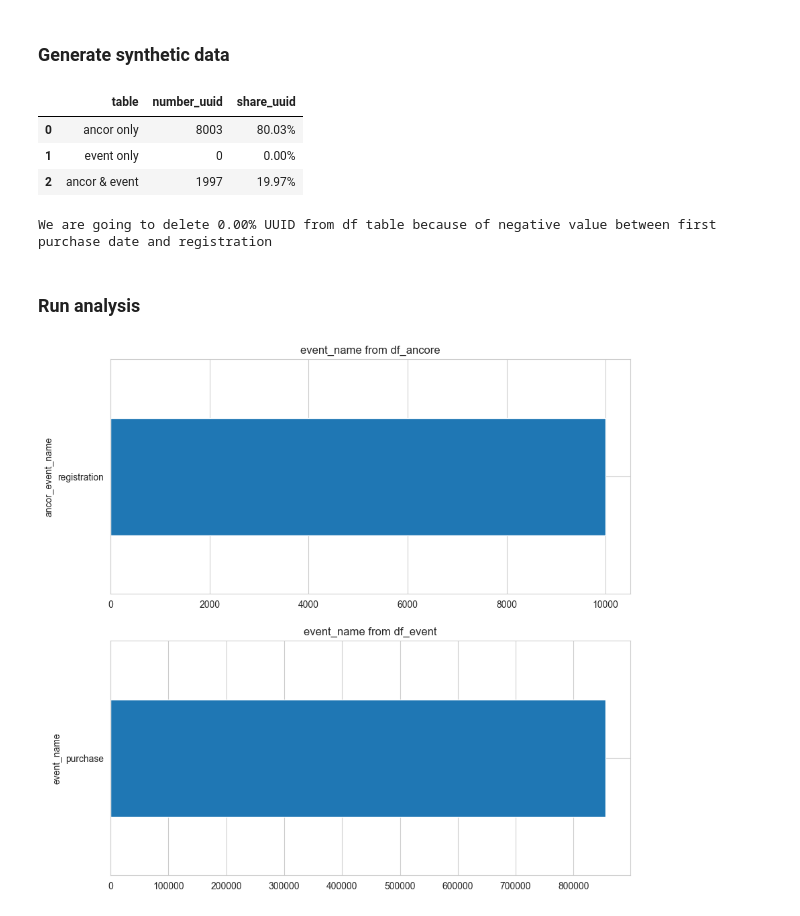
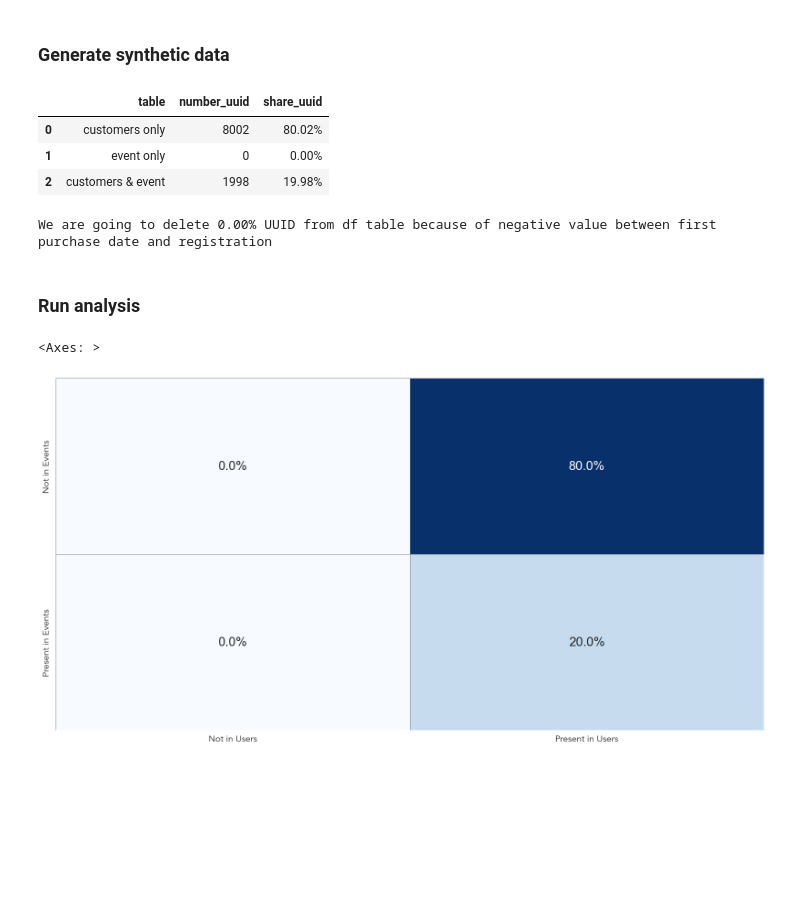
Before and after one commit to facebookincubator/LTVision, a Jupyter notebook: example.ipynb, the cells around one changed output. Drawn from its saved outputs; the diff is of its cells as text; code cells hidden in the pictures; blank space fills up the shorter version.

Commit message:
Fix: removed old plots that were somehow still present. Removed reference from 'ancor' and 'user' to 'customer'

```diff
--- a/example.ipynb
+++ b/example.ipynb
@@ -10,23 +10,24 @@ from src import LTVexploratory
 ### Generate synthetic data
 # %%
 synth_data_gen = LTVSyntheticData(is_subscr=False)
-ancor_table = synth_data_gen.get_ancor_table()
+customer_table = synth_data_gen.get_customers_table()
 event_table = synth_data_gen.get_purchases()
 
-ancor_table = ancor_table.rename(columns={'timestamp': 'timestamp_registration'})
+customer_table = customer_table.rename(columns={'timestamp': 'timestamp_registration'})
 event_table = event_table.rename(columns={'timestamp': 'timestamp_event'})
 
 # Call the exploratory class
-da = LTVexploratory(ancor_table, event_table)
+da = LTVexploratory(customer_table, event_table)
 # %% [output]
 |  | table | number_uuid | share_uuid |
-| 0 | ancor only | 8003 | 80.03% |
+| 0 | customers only | 8002 | 80.02% |
 | 1 | event only | 0 | 0.00% |
-| 2 | ancor & event | 1997 | 19.97% |
+| 2 | customers & event | 1998 | 19.98% |
 We are going to delete 0.00% UUID from df table because of negative value between first purchase date and registration
 # %% [markdown]
 ### Run analysis
 # %%
-da.plot_n()
+da.plot_customers_intersection()
 # %% [output]
+<Axes: >
-[figure, old version]
+[figure, new version]
```
Also changed, not shown: parts of 15 cells of this notebook.
